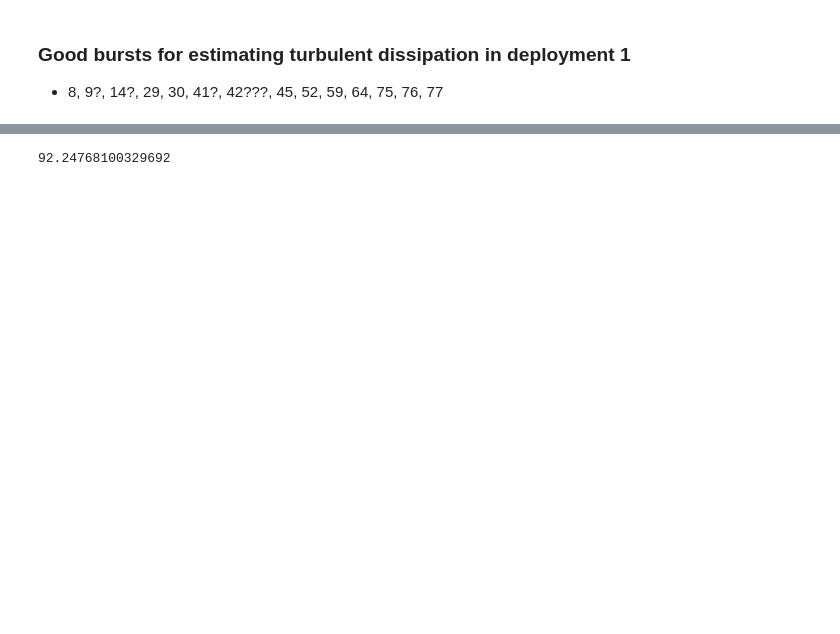
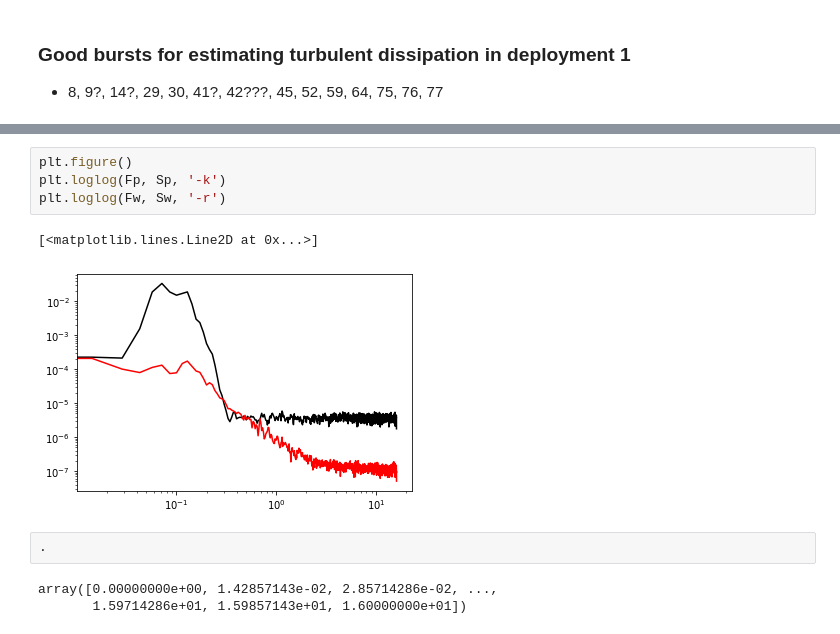
Before and after one commit to lagrady/Kelp-Forest-Hydrodynamics, a Jupyter notebook: notebooks/Turbulent_dissipation.ipynb, the cells around one changed output, grey strips where cells are left out. Saved outputs shown, nothing was run; the diff lists cells and outputs as text; blank space fills up the shorter version.

```diff
--- a/notebooks/Turbulent_dissipation.ipynb
+++ b/notebooks/Turbulent_dissipation.ipynb
@@ -251,3 +338,12 @@ for i in range(len(blist)):
+# %%
+plt.figure()
+plt.loglog(Fp, Sp, '-k')
+plt.loglog(Fw, Sw, '-r')
+# %% [output]
+[<matplotlib.lines.Line2D at 0x...>]
+[figure, added]
 # %%
+.
 # %% [output]
-92.24768100329692
+array([0.00000000e+00, 1.42857143e-02, 2.85714286e-02, ...,
+       1.59714286e+01, 1.59857143e+01, 1.60000000e+01])
```
Also changed, not shown: parts of 9 cells of this notebook.
